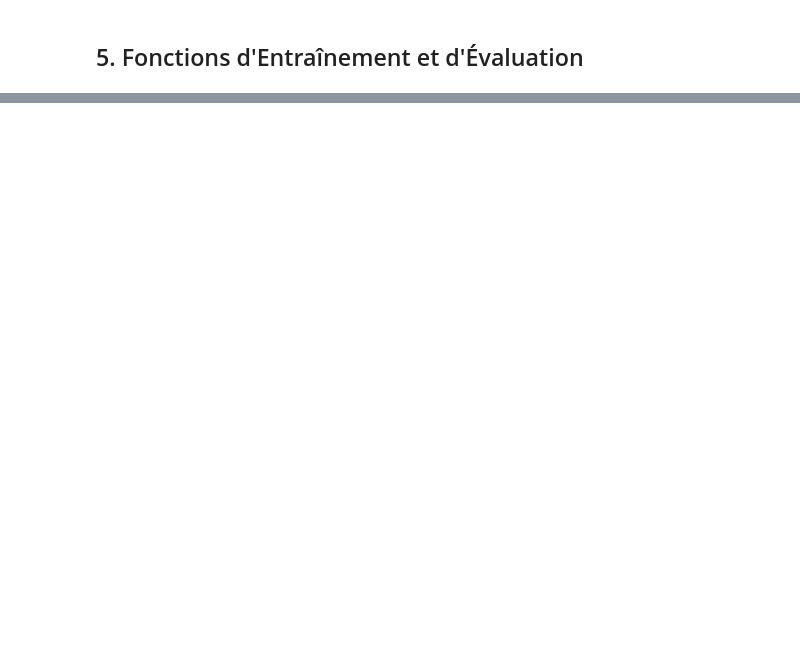
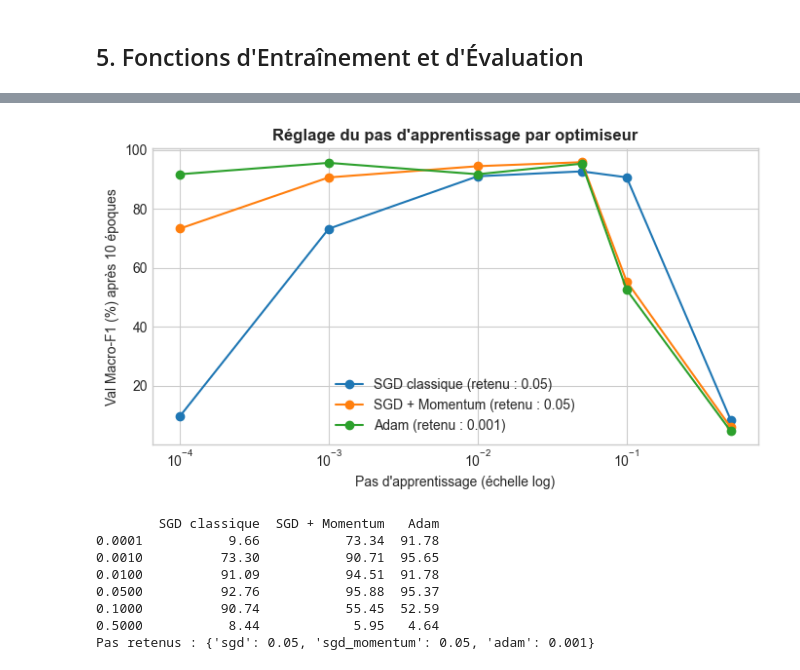
Before and after one commit to aliounedjamil/Projet-DL-HAR, a Jupyter notebook: notebooks/version1_alioune/v1_baseline_mlp_alioune.ipynb, the cells around one changed output, grey strips where cells are left out. Cells and saved outputs as stored; diff of their text form; code cells hidden in the pictures; blank space fills up the shorter version.

```diff
--- a/notebooks/version1_alioune/v1_baseline_mlp_alioune.ipynb
+++ b/notebooks/version1_alioune/v1_baseline_mlp_alioune.ipynb
@@ -370 +391,38 @@ def run_experiment(activation='relu', opt_name='adam', lr=0.001, epochs=30, seed
+# %%
+LR_GRID = [1e-4, 1e-3, 1e-2, 5e-2, 1e-1, 5e-1]
+OPTIMIZERS = {'sgd': 'SGD classique', 'sgd_momentum': 'SGD + Momentum', 'adam': 'Adam'}
+
+sweep = {}
+for opt_name in OPTIMIZERS:
+    sweep[opt_name] = []
+    for lr in LR_GRID:
+        _, h = run_experiment(activation='relu', opt_name=opt_name, lr=lr, epochs=EPOCHS_LR)
+        score = h['val_f1'][-1] if np.isfinite(h['train_loss'][-1]) else 0.0
+        sweep[opt_name].append(score)
+best_lr = {o: LR_GRID[int(np.argmax(sweep[o]))] for o in OPTIMIZERS}
+
+plt.figure(figsize=(7, 4))
+for o, label in OPTIMIZERS.items():
+    plt.semilogx(LR_GRID, np.array(sweep[o]) * 100, 'o-', label=f"{label} (retenu : {best_lr[o]:g})")
+plt.xlabel("Pas d'apprentissage (échelle log)")
+plt.ylabel(f"Val Macro-F1 (%) après {EPOCHS_LR} époques")
+plt.title("Réglage du pas d'apprentissage par optimiseur", fontweight='bold')
+plt.legend()
+plt.tight_layout()
+plt.savefig(os.path.join(FIG_DIR, '05b_reglage_learning_rate.png'), dpi=300)
+plt.show()
+
+print(pd.DataFrame(sweep, index=LR_GRID).rename(columns=OPTIMIZERS).mul(100).round(2).to_string())
+print("Pas retenus :", best_lr)
+results['balayage_lr'] = {'grille': LR_GRID, 'val_f1': sweep, 'retenu': best_lr}
+# %% [output]
+[figure, added]
+        SGD classique  SGD + Momentum   Adam
+0.0001           9.66           73.34  91.78
+0.0010          73.30           90.71  95.65
+0.0100          91.09           94.51  91.78
+0.0500          92.76           95.88  95.37
+0.1000          90.74           55.45  52.59
+0.5000           8.44            5.95   4.64
+Pas retenus : {'sgd': 0.05, 'sgd_momentum': 0.05, 'adam': 0.001}
 # %% [markdown]
```
Also changed, not shown: parts of 45 cells of this notebook, 29 other files.
